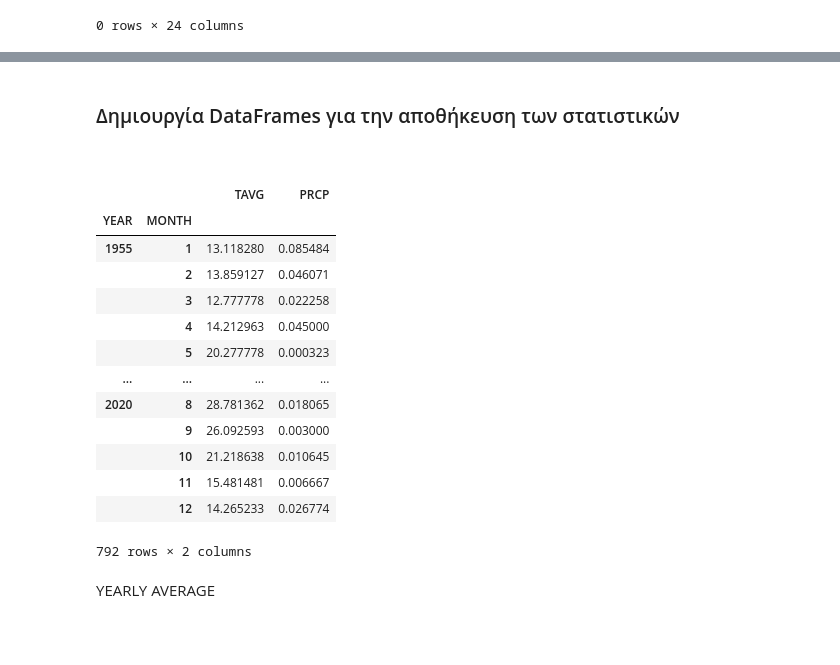
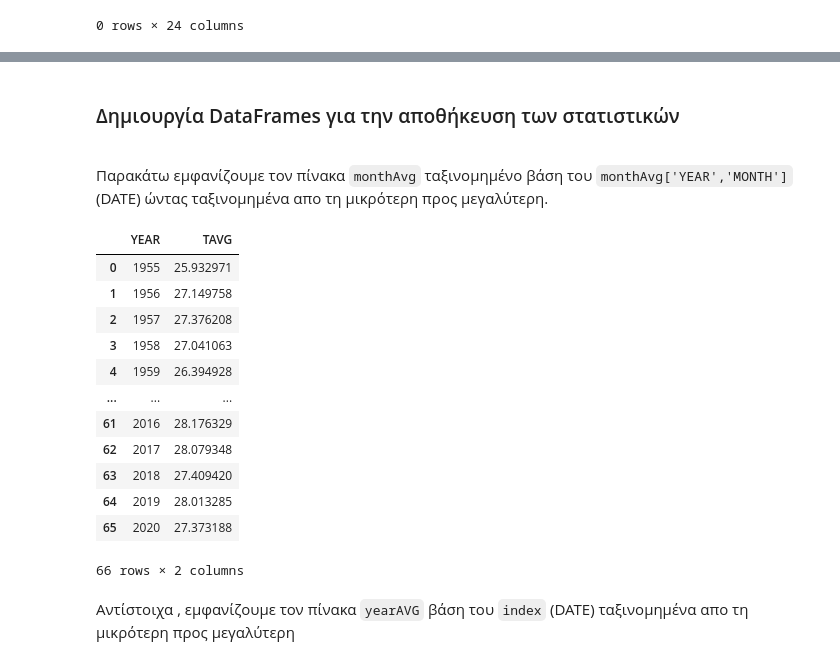
Before and after one commit to AlexDounakis/Applied-MachineLearning, a Jupyter notebook: notebook.ipynb, the cells around one changed output, grey strips where cells are left out. Saved outputs shown, nothing was run; the diff lists cells and outputs as text; code cells hidden in the pictures; blank space fills up the shorter version.

```diff
--- a/notebook.ipynb
+++ b/notebook.ipynb
@@ -63,11 +64,10 @@ raw_data.PRCP.fillna(0,inplace=True)
 THIS WORKS
 we dont take into consideration the case where (TAVG > TMAX) | (TAVG < TMIN)
 # %%
-raw_data.TAVG.mask( raw_data.TAVG == '---' , 0 , inplace=True)
-raw_data.TAVG.mask((raw_data.TAVG == 0) & (raw_data.TMAX != 0) & (raw_data.TMAX != 0) , (raw_data.TMAX +raw_data.TMIN) /2 ,inplace =True)
-raw_data.TAVG.mask((raw_data.TAVG == 0) & ((raw_data.TMAX == 0) | (raw_data.TMIN == 0)),raw_data.TMAX + raw_data.TMIN, inplace = True)
+rawData.TAVG.mask((rawData.TAVG == 0) & (rawData.TMAX != 0) & (rawData.TMAX != 0) , (rawData.TMAX +rawData.TMIN) /2 ,inplace =True)
+rawData.TAVG.mask((rawData.TAVG == 0) & ((rawData.TMAX == 0) | (rawData.TMIN == 0)),rawData.TMAX + rawData.TMIN, inplace = True)
 # %% [markdown]
 Παρατηρώντας τα δεδομένα του αρχικού σετ δεδομένων , παρατηρούμε πως η μονάδα μέτρησης θερμοκρασίας δεν ειναι κελσίου , οπότε κάνουμε Fahrenheit to Celcius.
 # %%
-raw_data.TAVG.mask(raw_data.TAVG > 0 ,( (raw_data.TAVG - 32.0) * 5.0 / 9.0) , inplace=True)
+rawData.TAVG.mask(rawData.TAVG > 0 ,( (rawData.TAVG - 32.0) * 5.0 / 9.0) , inplace=True)
 # %% [markdown]
@@ -117,8 +119,8 @@ Raw_data2.PRCP normalization to [0.0-1.0] ,as seen in original raw_data
 # %%
-raw_data2.PRCP.mask( raw_data2.PRCP >0 , raw_data2.PRCP/100 , inplace=True)
+rawData2.PRCP.mask( rawData2.PRCP >0 , rawData2.PRCP/100 , inplace=True)
 #df.drop(df[df.score < 50].index, inplace=True)
-raw_data2.drop(raw_data2[raw_data2.TAVG == '---'].index , inplace=True)
-raw_data2[raw_data2.TAVG =='---']
+rawData2.drop(rawData2[rawData2.TAVG == '---'].index , inplace=True)
+rawData2[rawData2.TAVG =='---']
 # %% [output]
 |  | DATE | TAVG | TMAX | TMIN | HUMIDITY | PRCP | Unnamed: 6 | Unnamed: 7 | Unnamed: 8 | Unnamed: 9 | ... |
 0 rows × 24 columns
@@ -130,5 +131,6 @@ raw_data2[raw_data2.TAVG =='---']
 # %%
-raw_data2 = raw_data2[~raw_data2.DATE.isin(raw_data.DATE)]
-data = raw_data.append(raw_data2).copy()
+rawData2 = rawData2[~rawData2.DATE.isin(rawData.DATE)]
+data = rawData.append(rawData2).copy()
 data = data[['DATE' ,'TAVG' , 'PRCP']]
-data
+data = data.astype({"TAVG" : float})
+#data
@@ -149,32 +137,28 @@ data
 # %% [markdown]
 <h3> Δημιουργία DataFrames για την αποθήκευση των στατιστικών</h3> <br>
+Παρακάτω εμφανίζουμε τον πίνακα <code>monthAvg</code> ταξινομημένο βάση του <code>monthAvg['YEAR','MONTH']</code> (DATE) ώντας ταξινομημένα απο τη μικρότερη προς μεγαλύτερη.
 # %%
-month_avg = pd.DataFrame({'YEAR': data.DATE.dt.year,'MONTH': data.DATE.dt.month,'TAVG': data.TAVG , 'PRCP': data.PRCP})
-#print(month_avg.YEAR.sort_values())
+monthAvg = pd.DataFrame({'YEAR': data.DATE.dt.year,'MONTH': data.DATE.dt.month,'TAVG': data.TAVG , 'PRCP': data.PRCP} , index=None)
+#print("MONTHLY AVERAGE \n",monthAvg.groupby(['YEAR','MONTH']).mean('TAVG').sort_values(by=['YEAR','MONTH']))
 
-month_avg = month_avg.astype({"TAVG" : float})
-month_avg = month_avg.groupby(['YEAR','MONTH']).mean('TAVG').sort_values(by=['YEAR','MONTH'])
-month_avg
-# month_avg.head(12)
-# month_avg.TAVG = data.mean()
-# month_avg.YEAR.sort_values()
-# monthlyAvg = monthlyAvg.groupby(['YEAR','MONTH'])
-# monthlyAvg.head(12)
+summerAvg = monthAvg[(monthAvg.MONTH > 5) & (monthAvg.MONTH < 9)]
+summerAvg = summerAvg[['YEAR' ,'TAVG']]
+summerAvg = summerAvg.groupby('YEAR' , as_index=False).mean('TAVG').sort_values(by='YEAR')
+summerAvg
 # %% [output]
-|  |  | TAVG | PRCP |
-| YEAR | MONTH |  |  |
-| 1955 | 1 | 13.118280 | 0.085484 |
-|  | 2 | 13.859127 | 0.046071 |
-|  | 3 | 12.777778 | 0.022258 |
-|  | 4 | 14.212963 | 0.045000 |
-|  | 5 | 20.277778 | 0.000323 |
-| ... | ... | ... | ... |
-| 2020 | 8 | 28.781362 | 0.018065 |
-|  | 9 | 26.092593 | 0.003000 |
-|  | 10 | 21.218638 | 0.010645 |
-|  | 11 | 15.481481 | 0.006667 |
-|  | 12 | 14.265233 | 0.026774 |
+|  | YEAR | TAVG |
+| 0 | 1955 | 25.932971 |
+| 1 | 1956 | 27.149758 |
+| 2 | 1957 | 27.376208 |
+| 3 | 1958 | 27.041063 |
+| 4 | 1959 | 26.394928 |
+| ... | ... | ... |
+| 61 | 2016 | 28.176329 |
+| 62 | 2017 | 28.079348 |
+| 63 | 2018 | 27.409420 |
+| 64 | 2019 | 28.013285 |
+| 65 | 2020 | 27.373188 |
-792 rows × 2 columns
+66 rows × 2 columns
-# %% [markdown]
-YEARLY AVERAGE
+# %% [markdown]
+Αντίστοιχα , εμφανίζουμε τον πίνακα <code>yearAVG</code> βάση του <code>index</code> (DATE) ταξινομημένα απο τη μικρότερη προς μεγαλύτερη
 # %%
```
Also changed, not shown: parts of 16 cells of this notebook, 2 other files.
